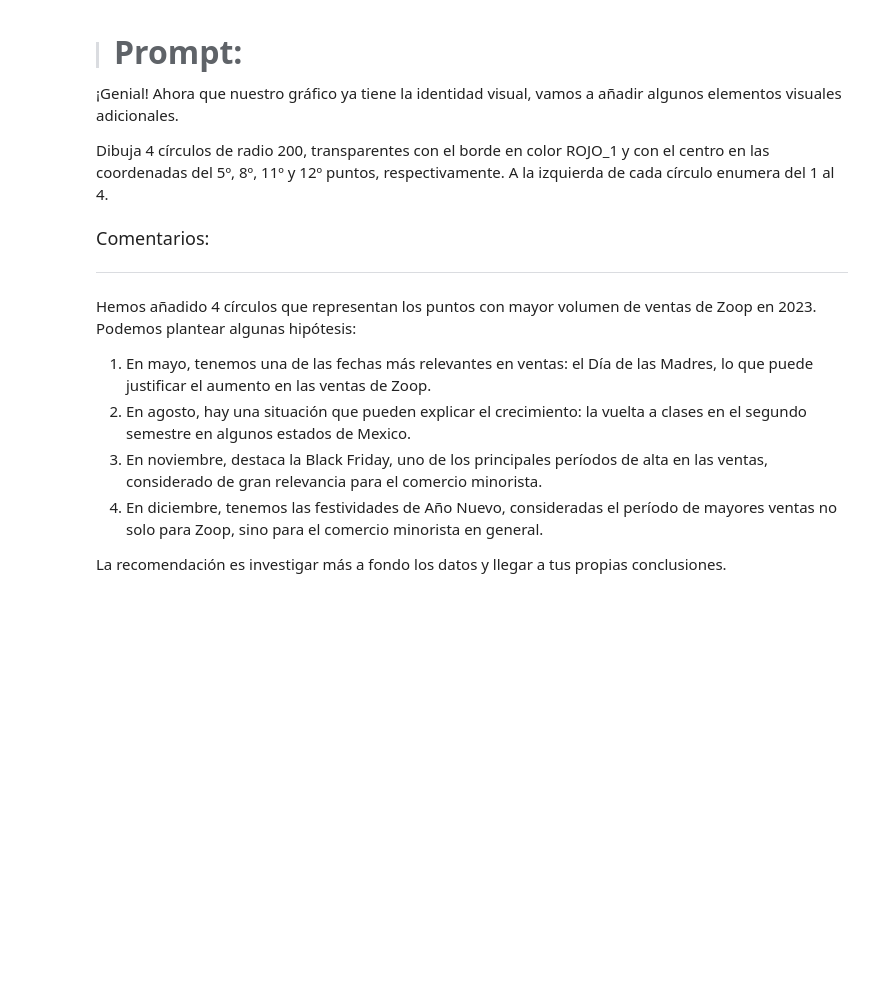
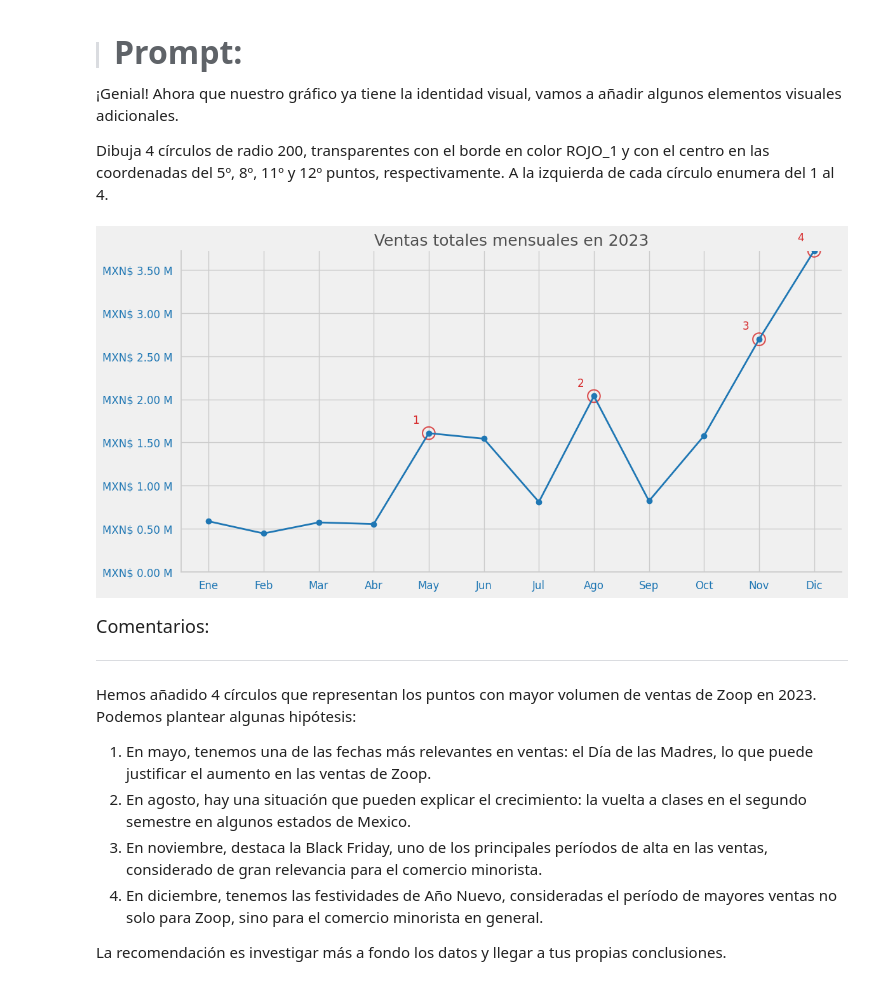
Before and after one commit to Cesar-Curitol/IA_aplicada_a_la_ciencia_de_datos, a Jupyter notebook: IA_aplicada_a_ciencia_de_datos.ipynb, the cells around one changed output. Saved outputs shown, nothing was run; the diff lists cells and outputs as text; code cells hidden in the pictures; blank space fills up the shorter version.

```diff
--- a/IA_aplicada_a_ciencia_de_datos.ipynb
+++ b/IA_aplicada_a_ciencia_de_datos.ipynb
@@ -1278,3 +1465,68 @@ Dibuja 4 círculos de radio 200, transparentes con el borde en color ROJO_1 y co
+# %%
+import matplotlib.pyplot as plt
+import matplotlib.ticker as mtick
+
+# Colores corporativos
+GRIS_1 = '#f0f0f0'
+GRIS_5 = '#4f4f4f'
+AZUL_1 = '#1f77b4'
+ROJO_1 = '#d62728'
+
+# Diccionario de meses traducidos
+meses = {
+    'January': 'Ene', 'February': 'Feb', 'March': 'Mar', 'April': 'Abr',
+    'May': 'May', 'June': 'Jun', 'July': 'Jul', 'August': 'Ago',
+    'September': 'Sep', 'October': 'Oct', 'November': 'Nov', 'December': 'Dic'
+}
+
+# Agrupación
+df['mes'] = df['fecha'].dt.strftime('%B')
+ventas_mensuales = df.groupby('mes')['facturacion'].sum().reindex(meses.keys())
+meses_traducidos = list(meses.values())
+valores = ventas_mensuales.values
+
+# Gráfico base
+fig, ax = plt.subplots(figsize=(12, 6), facecolor=GRIS_1)
+ax.set_facecolor(GRIS_1)
+
+# Línea de ventas
+ax.plot(meses_traducidos, valores, marker='o', color=AZUL_1, linewidth=2)
+
+# Título
+ax.set_title('Ventas totales mensuales en 2023', fontsize=18, color=GRIS_5)
+
+# Ejes
+ax.set_xlabel('')
+ax.set_ylabel('')
+ax.tick_params(axis='x', labelsize=12, colors=AZUL_1)
+ax.tick_params(axis='y', labelsize=12, colors=AZUL_1)
+
+# Formato moneda
+formatter = mtick.FuncFormatter(lambda x, _: f"MXN$ {x/1_000_000:.2f} M")
+ax.yaxis.set_major_formatter(formatter)
+
+# Eliminar bordes
+ax.spines['top'].set_visible(False)
+ax.spines['right'].set_visible(False)
+
+# Coordenadas de los 4 puntos clave (índices)
+puntos = [(4, valores[4]), (7, valores[7]), (10, valores[10]), (11, valores[11])]
+
+# Añadir círculos con borde rojo y numeración
+for i, (x, y) in enumerate(puntos, 1):
+    # Círculo: scatter con borde rojo y relleno transparente
+    ax.scatter(x, y, s=200, color='none', edgecolors=ROJO_1, linewidths=1.5, alpha=0.8)
+
+    # Número en rojo a la izquierda del punto
+    ax.text(x - 0.3, y + max(valores) * 0.03, str(i), fontsize=12, color=ROJO_1)
+
+# Ajustes finales
+ax.set_ylim(0, max(valores) + 1000)
+ax.set_xlim(-0.5, len(meses_traducidos) - 0.5)
+plt.tight_layout()
+plt.show()
+# %% [output]
+[figure, added]
 # %% [markdown]
 <font color="7b71ff" size=4> Comentarios: </font>
 
```
Also changed, not shown: parts of 14 cells of this notebook.
